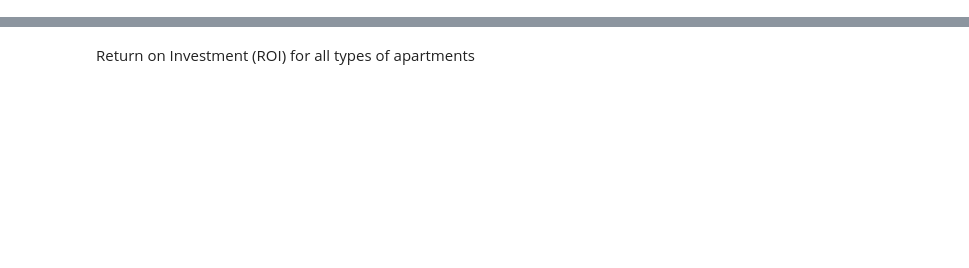
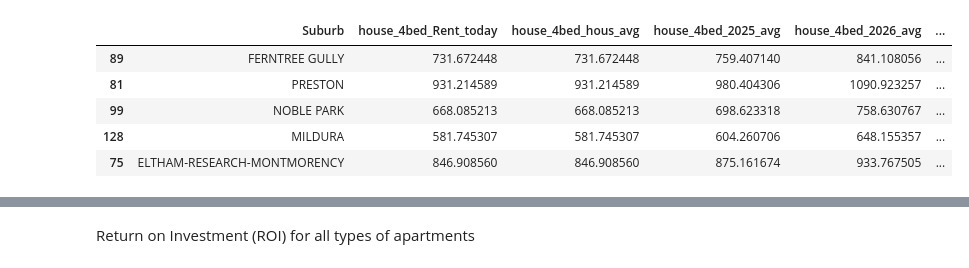
Before and after one commit to bicicow03/Group-Project-Real-Estate-Industry-Analysis, a Jupyter notebook: notebooks/evaluation_types.ipynb, the cells around one changed output, grey strips where cells are left out. Drawn from its saved outputs; the diff is of its cells as text; code cells hidden in the pictures; blank space fills up the shorter version.

```diff
--- a/notebooks/evaluation_types.ipynb
+++ b/notebooks/evaluation_types.ipynb
@@ -54 +92,16 @@ Apartments
+# %%
+df = cleaning(house_4bed, 'house_4bed')
+
+df1 = year_avg(df, 'house_4bed')
+
+df2=growth(df1, 'house_4bed')
+
+df2.head()
+# %% [output]
+|  | Suburb | house_4bed_Rent_today | house_4bed_hous_avg | house_4bed_2025_avg | house_4bed_2026_avg | ... |
+| 89 | FERNTREE GULLY | 731.672448 | 731.672448 | 759.407140 | 841.108056 | ... |
+| 81 | PRESTON | 931.214589 | 931.214589 | 980.404306 | 1090.923257 | ... |
+| 99 | NOBLE PARK | 668.085213 | 668.085213 | 698.623318 | 758.630767 | ... |
+| 128 | MILDURA | 581.745307 | 581.745307 | 604.260706 | 648.155357 | ... |
+| 75 | ELTHAM-RESEARCH-MONTMORENCY | 846.908560 | 846.908560 | 875.161674 | 933.767505 | ... |
 # %%
```
Also changed, not shown: parts of 10 cells of this notebook.
